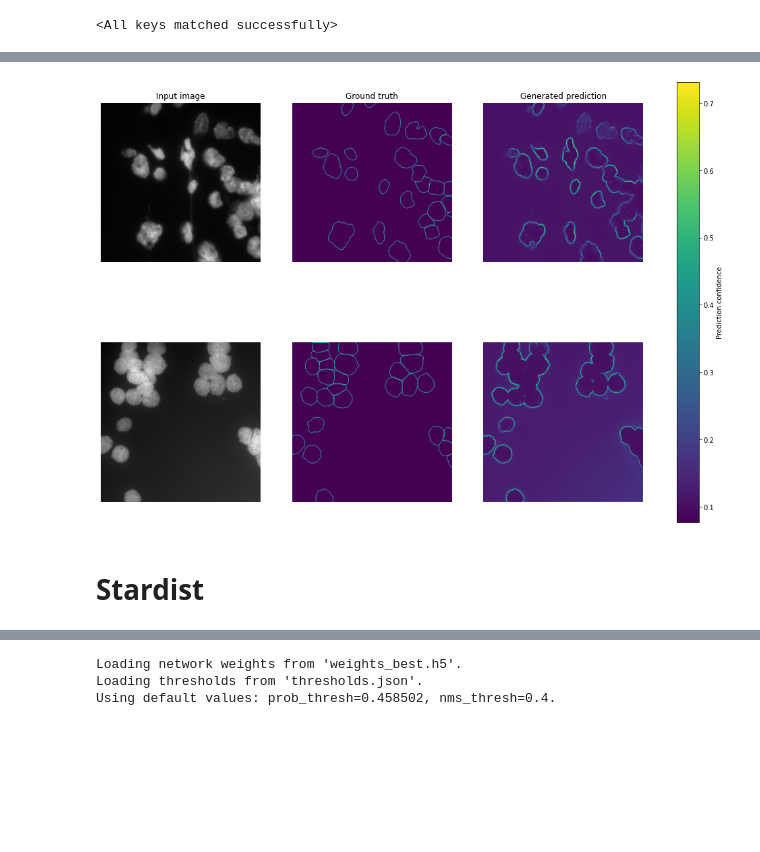
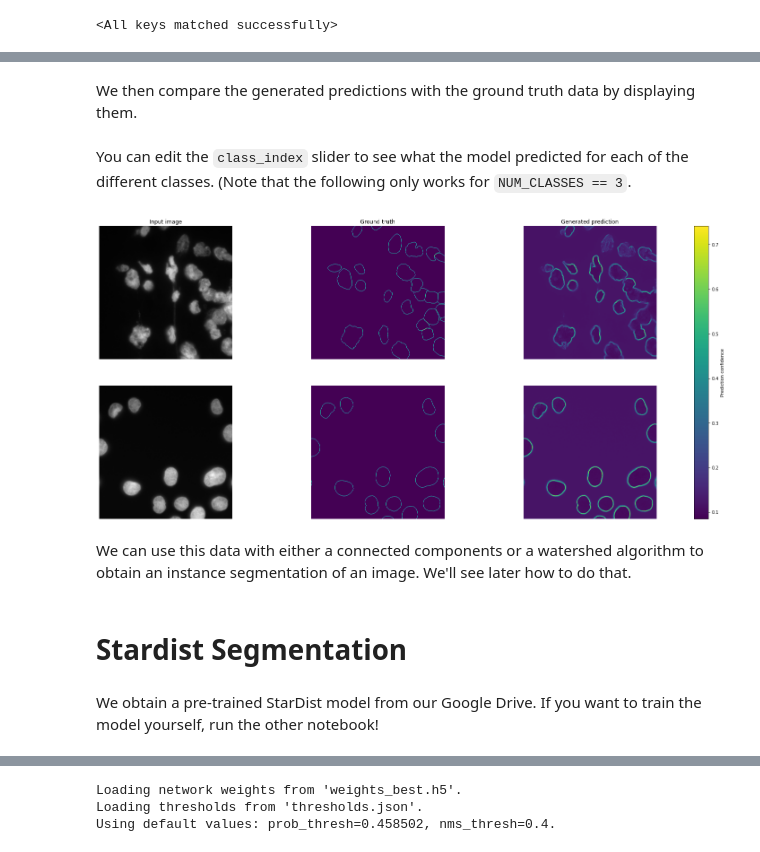
Before and after one commit to CRefice/ml-segmentation-project, a Jupyter notebook: notebook.ipynb, the cells around one changed output, grey strips where cells are left out. Cells and saved outputs as stored; diff of their text form; code cells hidden in the pictures; blank space fills up the shorter version.

Commit message:
More touches to the notebook

```diff
--- a/notebook.ipynb
+++ b/notebook.ipynb
@@ -157,7 +160,8 @@ else:
         DiceLoss()
     )
 # %%
-model, best_loss = train_model(device, model, optimizer, criterion, train_loader, val_loader, num_epochs=TRN_EPOCHS)
+torch.cuda.empty_cache()
+model, _ = train_model(device, model, optimizer, criterion, train_loader, val_loader, num_epochs=TRN_EPOCHS)
 # %% [output]
 Epoch 1/20
 ----------
@@ -252,9 +198,46 @@ def show_results(inputs, labels, outputs):
 # %%
 inputs, labels = next(iter(val_loader))
 outputs = model.predict(inputs.to(device))
+# %% [markdown]
+We then compare the generated predictions with the ground truth data by displaying them.
+# %%
+from mpl_toolkits.axes_grid1 import make_axes_locatable
+
+def show_results(inputs, labels, outputs):
+    """ Display batches of three images side by side """
+    count = len(inputs)
+    fig = plt.figure(figsize=(6 * 5, 6 * count))
+    axs = fig.subplots(count, 3)
+
+    for ax in axs.flat:
+        ax.axis("off")
+
+    column_labels = ["Input image", "Ground truth", "Generated prediction"]
+
+    if count == 1:
+        for ax, label in zip(axs, column_labels):
+            ax.set_title(label)
+
+        for i in range(count):
+            axs[0].imshow(inputs[i].squeeze(), cmap="gray")
+            axs[1].imshow(labels[i].squeeze(), cmap="viridis")
+            pred = axs[2].imshow(outputs[i].squeeze(), cmap="viridis")
+            plt.colorbar(pred, label="Prediction confidence")
+    else:
+        for ax, label in zip(axs[0], column_labels):
+            ax.set_title(label)
+
+        for i in range(count):
+            axs[i, 0].imshow(inputs[i].squeeze(), cmap="gray")
+            axs[i, 1].imshow(labels[i].squeeze(), cmap="viridis")
+            pred = axs[i, 2].imshow(outputs[i].squeeze(), cmap="viridis")
+    plt.colorbar(pred, ax=axs.ravel().tolist(), label="Prediction confidence")
+    fig.show()
+# %% [markdown]
+You can edit the `class_index` slider to see what the model predicted for each of the different classes. (Note that the following only works for `NUM_CLASSES == 3`.
 # %%
-class_index = 1 #@param {type:"slider", min:0, max:2, step:1}
-class_index = max(class_index, NUM_CLASSES - 1)
+class_index = 2 #@param {type:"slider", min:0, max:2, step:1}
+class_index = min(class_index, NUM_CLASSES - 1)
 show_results(inputs, labels == class_index, outputs[:, class_index])
 # %% [output]
-[figure, old version]
+[figure, new version]
@@ -299,4 +244,8 @@ def label_with_watershed(output_predictions, min_distance=50):
+# %% [markdown]
+We can use this data with either a connected components or a watershed algorithm to obtain an instance segmentation of an image. We'll see later how to do that.
 # %% [markdown]
-# Stardist
+# Stardist Segmentation
+# %% [markdown]
+We obtain a pre-trained StarDist model from our Google Drive. If you want to train the model yourself, run the other notebook!
 # %%
 !gdown "https://drive.google.com/uc?id=1Xp5lSCOBHc_JX1nnupX8vhzI8CgfXZiu" -O stardist-pretrained.zip
```
Also changed, not shown: parts of 48 cells of this notebook.
